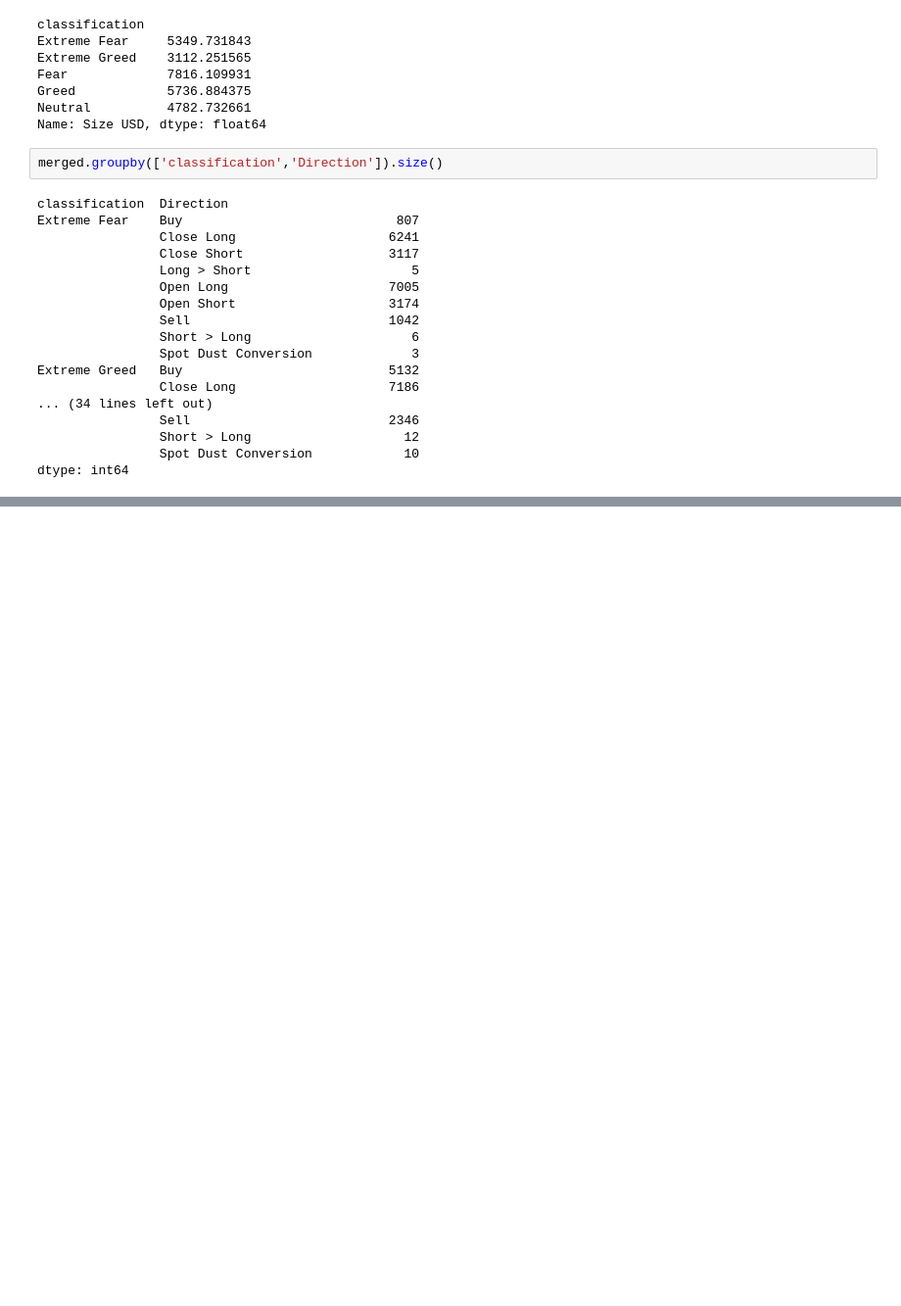
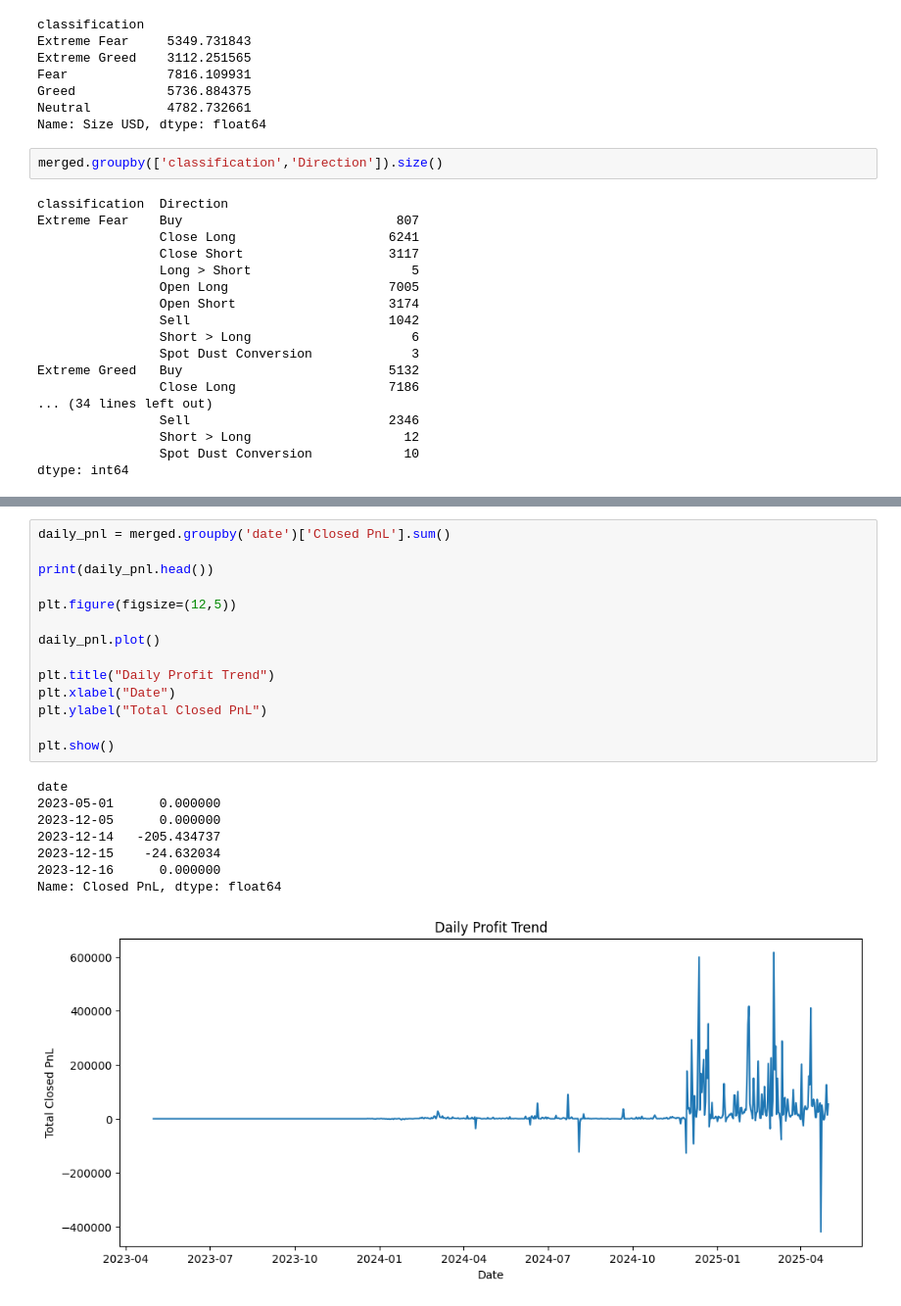
Before and after one commit to DishaGhosh01/Trader_Sentiment_Analysis, a Jupyter notebook: notebooks/analysis.ipynb, the cells around one changed output, grey strips where cells are left out. Shown at 98% size. Cells and saved outputs as stored; diff of their text form; blank space fills up the shorter version.

```diff
--- a/notebooks/analysis.ipynb
+++ b/notebooks/analysis.ipynb
@@ -171,0 +305,23 @@ dtype: int64
+# %%
+daily_pnl = merged.groupby('date')['Closed PnL'].sum()
+
+print(daily_pnl.head())
+
+plt.figure(figsize=(12,5))
+
+daily_pnl.plot()
+
+plt.title("Daily Profit Trend")
+plt.xlabel("Date")
+plt.ylabel("Total Closed PnL")
+
+plt.show()
+# %% [output]
+date
+2023-05-01      0.000000
+2023-12-05      0.000000
+2023-12-14   -205.434737
+2023-12-15    -24.632034
+2023-12-16      0.000000
+Name: Closed PnL, dtype: float64
+[figure, added]
```
Also changed, not shown: parts of 14 cells of this notebook.
